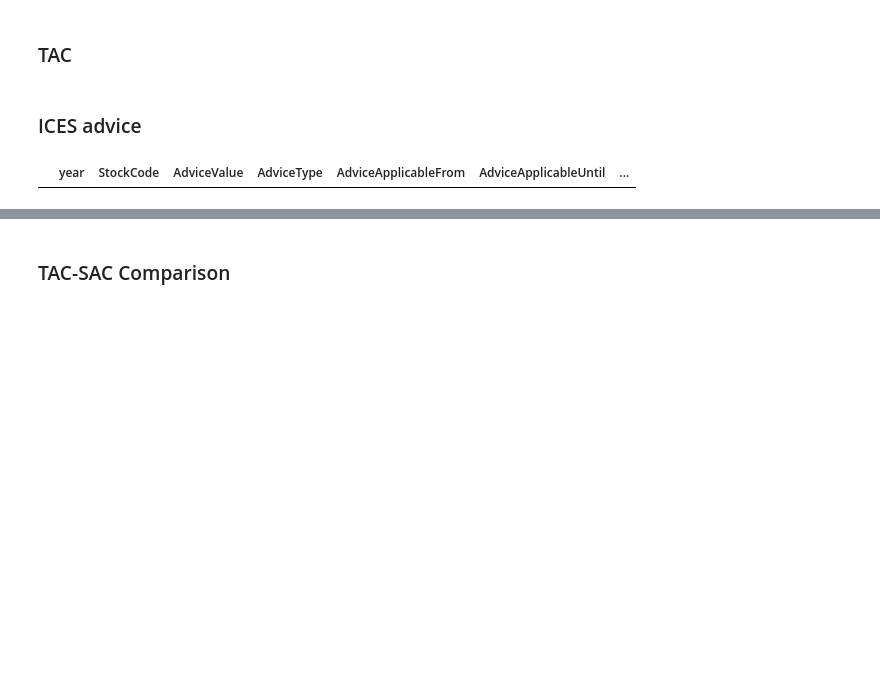
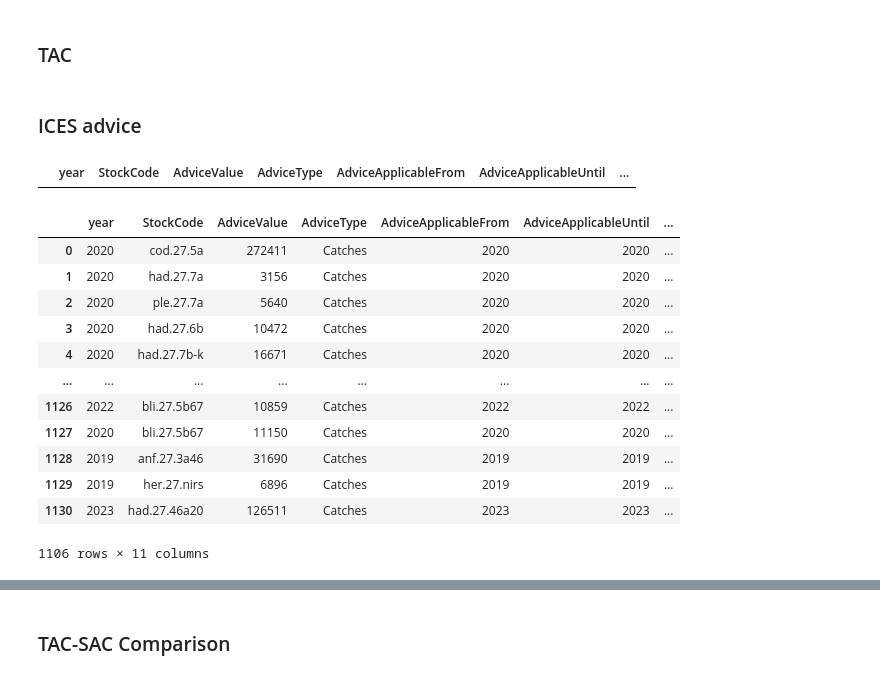
Before and after one commit to isaldiviagonzatti/sdg14, a Jupyter notebook: code/fisheries.ipynb, the cells around one changed output, grey strips where cells are left out. Saved outputs shown, nothing was run; the diff lists cells and outputs as text; code cells hidden in the pictures; blank space fills up the shorter version.

```diff
--- a/code/fisheries.ipynb
+++ b/code/fisheries.ipynb
@@ -648,6 +633,22 @@ sadOff[sadOff.duplicated(subset=['StockCode', 'year'], keep=False)]
 # %%
 # example of stock for which AdviceApplicableFrom is not the year before AdviceApplicableUntil
 # sadOff[sadOff['StockCode'] == 'whg.27.6b']
+# %%
+sadOff
+# %% [output]
+|  | year | StockCode | AdviceValue | AdviceType | AdviceApplicableFrom | AdviceApplicableUntil | ... |
+| 0 | 2020 | cod.27.5a | 272411 | Catches | 2020 | 2020 | ... |
+| 1 | 2020 | had.27.7a | 3156 | Catches | 2020 | 2020 | ... |
+| 2 | 2020 | ple.27.7a | 5640 | Catches | 2020 | 2020 | ... |
+| 3 | 2020 | had.27.6b | 10472 | Catches | 2020 | 2020 | ... |
+| 4 | 2020 | had.27.7b-k | 16671 | Catches | 2020 | 2020 | ... |
+| ... | ... | ... | ... | ... | ... | ... | ... |
+| 1126 | 2022 | bli.27.5b67 | 10859 | Catches | 2022 | 2022 | ... |
+| 1127 | 2020 | bli.27.5b67 | 11150 | Catches | 2020 | 2020 | ... |
+| 1128 | 2019 | anf.27.3a46 | 31690 | Catches | 2019 | 2019 | ... |
+| 1129 | 2019 | her.27.nirs | 6896 | Catches | 2019 | 2019 | ... |
+| 1130 | 2023 | had.27.46a20 | 126511 | Catches | 2023 | 2023 | ... |
+1106 rows × 11 columns
 # %%
 # From Carpenter
 sad = pd.read_excel(("../data/icesTACcomparison.xlsx"), 'ICES advice')
```
Also changed, not shown: parts of 12 cells of this notebook, 2 other files.
